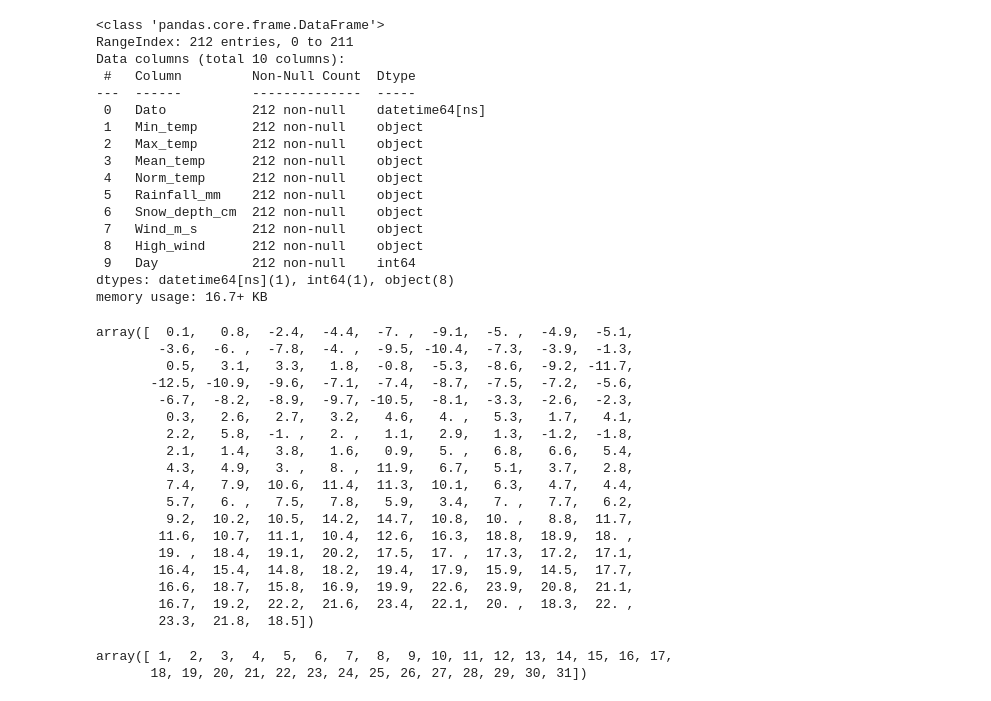
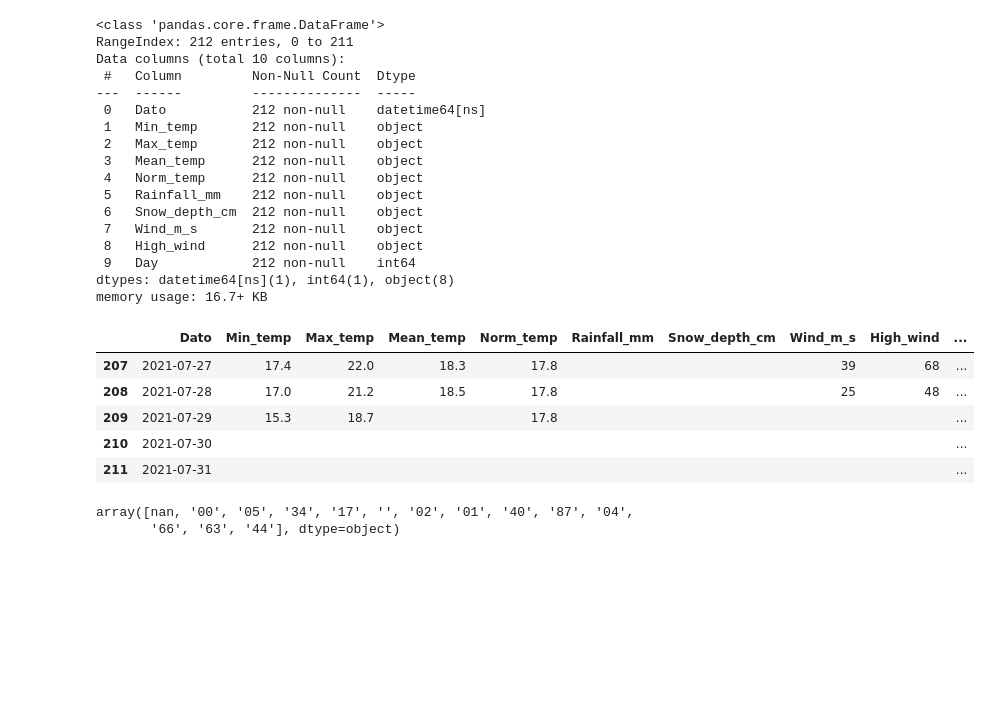
Before and after one commit to gabrielborja/python_data_analysis, a Jupyter notebook: sustainability_analytics.ipynb, the cells around one changed output. Drawn from its saved outputs; the diff is of its cells as text; code cells hidden in the pictures; blank space fills up the shorter version.

Commit message:
Clean Oslo 2021 weather data

```diff
--- a/sustainability_analytics.ipynb
+++ b/sustainability_analytics.ipynb
@@ -623,29 +623,38 @@ Data columns (total 10 columns):
  9   Day            212 non-null    int64
 dtypes: datetime64[ns](1), int64(1), object(8)
 memory usage: 16.7+ KB
-# %%
-df3['Gjennomsnitt'].str.replace(',', '.').str.replace('°', '').unique()[:-1].astype(float)
-# %% [output]
-array([  0.1,   0.8,  -2.4,  -4.4,  -7. ,  -9.1,  -5. ,  -4.9,  -5.1,
-        -3.6,  -6. ,  -7.8,  -4. ,  -9.5, -10.4,  -7.3,  -3.9,  -1.3,
-         0.5,   3.1,   3.3,   1.8,  -0.8,  -5.3,  -8.6,  -9.2, -11.7,
-       -12.5, -10.9,  -9.6,  -7.1,  -7.4,  -8.7,  -7.5,  -7.2,  -5.6,
-        -6.7,  -8.2,  -8.9,  -9.7, -10.5,  -8.1,  -3.3,  -2.6,  -2.3,
-         0.3,   2.6,   2.7,   3.2,   4.6,   4. ,   5.3,   1.7,   4.1,
-         2.2,   5.8,  -1. ,   2. ,   1.1,   2.9,   1.3,  -1.2,  -1.8,
-         2.1,   1.4,   3.8,   1.6,   0.9,   5. ,   6.8,   6.6,   5.4,
-         4.3,   4.9,   3. ,   8. ,  11.9,   6.7,   5.1,   3.7,   2.8,
-         7.4,   7.9,  10.6,  11.4,  11.3,  10.1,   6.3,   4.7,   4.4,
-         5.7,   6. ,   7.5,   7.8,   5.9,   3.4,   7. ,   7.7,   6.2,
-         9.2,  10.2,  10.5,  14.2,  14.7,  10.8,  10. ,   8.8,  11.7,
-        11.6,  10.7,  11.1,  10.4,  12.6,  16.3,  18.8,  18.9,  18. ,
-        19. ,  18.4,  19.1,  20.2,  17.5,  17. ,  17.3,  17.2,  17.1,
-        16.4,  15.4,  14.8,  18.2,  19.4,  17.9,  15.9,  14.5,  17.7,
-        16.6,  18.7,  15.8,  16.9,  19.9,  22.6,  23.9,  20.8,  21.1,
-        16.7,  19.2,  22.2,  21.6,  23.4,  22.1,  20. ,  18.3,  22. ,
-        23.3,  21.8,  18.5])
-# %%
-df3['Dato'].unique()
-# %% [output]
-array([ 1,  2,  3,  4,  5,  6,  7,  8,  9, 10, 11, 12, 13, 14, 15, 16, 17,
-       18, 19, 20, 21, 22, 23, 24, 25, 26, 27, 28, 29, 30, 31])
+# %%
+#Cleaning temperature values
+
+def clean_temp(arr1):
+  return arr1.str.replace(',', '.').str.replace('°', '').str.replace('–', '').str.strip()
+
+df3['Min_temp'] = clean_temp(df3['Min_temp'])
+df3['Max_temp'] = clean_temp(df3['Max_temp'])
+df3['Mean_temp'] = clean_temp(df3['Mean_temp'])
+df3['Norm_temp'] = clean_temp(df3['Norm_temp'])
+# %%
+#Cleaning missing values from the rest of the columns
+def clean_values(arr2):
+  return arr2.str.replace('–', '').str.replace('-', '').str.strip()
+
+df3['Rainfall_mm'] = clean_values(df3['Rainfall_mm'])
+df3['Snow_depth_cm'] = clean_values(df3['Snow_depth_cm'])
+df3['Wind_m_s'] = clean_values(df3['Wind_m_s'])
+df3['High_wind'] = clean_values(df3['High_wind'])
+# %%
+#Checking the dataframe tail
+df3.tail()
+# %% [output]
+|  | Dato | Min_temp | Max_temp | Mean_temp | Norm_temp | Rainfall_mm | Snow_depth_cm | Wind_m_s | High_wind | ... |
+| 207 | 2021-07-27 | 17.4 | 22.0 | 18.3 | 17.8 |  |  | 39 | 68 | ... |
+| 208 | 2021-07-28 | 17.0 | 21.2 | 18.5 | 17.8 |  |  | 25 | 48 | ... |
+| 209 | 2021-07-29 | 15.3 | 18.7 |  | 17.8 |  |  |  |  | ... |
+| 210 | 2021-07-30 |  |  |  |  |  |  |  |  | ... |
+| 211 | 2021-07-31 |  |  |  |  |  |  |  |  | ... |
+# %%
+#Checking unique values from one column
+df3['Rainfall_mm'].unique()
+# %% [output]
+array([nan, '00', '05', '34', '17', '', '02', '01', '40', '87', '04',
+       '66', '63', '44'], dtype=object)
```
Also changed, not shown: parts of 1 cell of this notebook.
